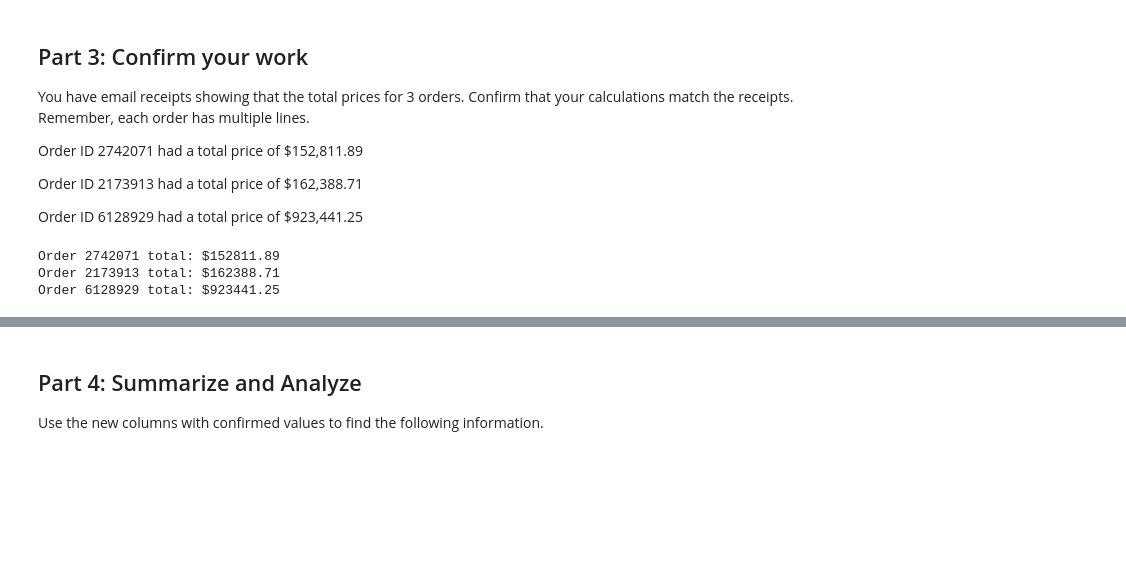
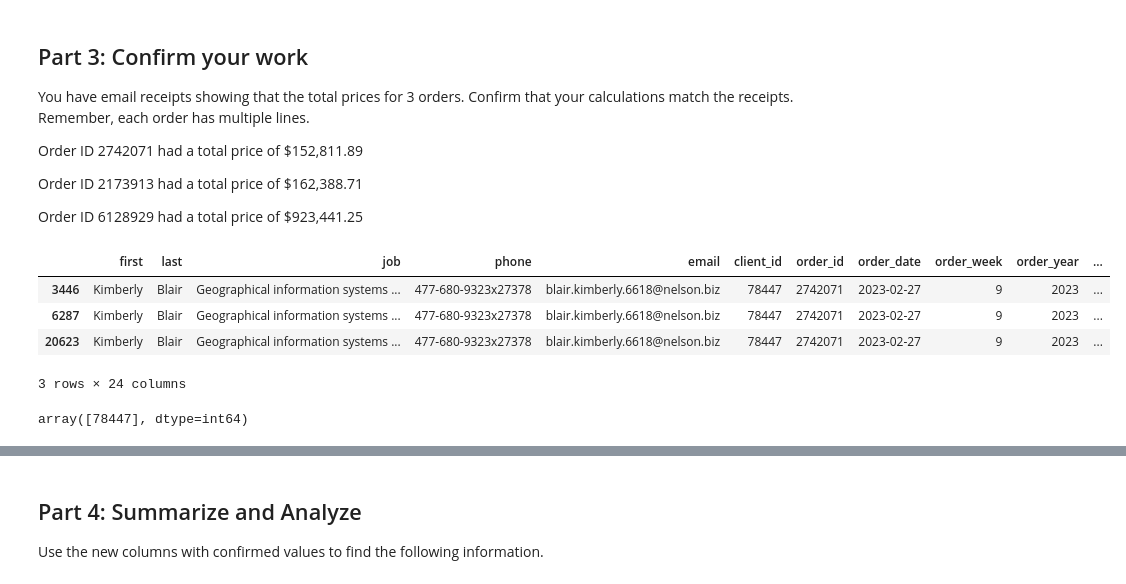
Before and after one commit to azcafriz13/pandas-challenge-1, a Jupyter notebook: wholesale_data_analysis_starter_code.ipynb, the cells around one changed output, grey strips where cells are left out. Drawn from its saved outputs; the diff is of its cells as text; code cells hidden in the pictures; blank space fills up the shorter version.

```diff
--- a/wholesale_data_analysis_starter_code.ipynb
+++ b/wholesale_data_analysis_starter_code.ipynb
@@ -213,4 +213,18 @@ Do we know that this client spent the more money than client 66037? If not, how
 # Assume a shipping price of $7 per pound
 # for orders over 50 pounds and $10 per
 # pound for items 50 pounds or under.
+
+# First, add a column for "Total_Weight"
+total_weight = df["qty"] * df["unit_weight"]
+df["Total_Weight"] = total_weight
+# Then, define a function for less than 50 pounds or equal or greater than 50
+# Define a function
+def total_shipping(shipping_weight):
+    if shipping_weight < 50:
+        return shipping_weight * 10
+    return shipping_weight * 7
+
+# "Apply" the function to the amount column
+df['Total_Shipping'] = df['Total_Weight'].apply(total_shipping)
+df.head()
 # %% [output]
@@ -222,4 +239,8 @@ Do we know that this client spent the more money than client 66037? If not, how
 # Create a column for the total price
 # using the subtotal and the shipping price
 # along with a sales tax of 9.25%
+sales_tax_01 = .0925
+total_price = ( df["Price_Subtotal"] + df["Total_Shipping"] )* (1 + sales_tax_01)
+df["Total_Price"] = total_price
+df.head()
 # %% [output]
@@ -232,6 +256,9 @@ Do we know that this client spent the more money than client 66037? If not, how
 # of each line using unit cost, qty, and
 # shipping price (assume the shipping cost
 # is exactly what is charged to the client).
+total_line_cost = df["unit_cost"] * df["qty"] + df["Total_Shipping"]
+df["Total_Line_Cost"] = total_line_cost
+df.head()
 # %% [output]
 |  | first | last | job | phone | email | client_id | order_id | order_date | order_week | order_year | ... |
 | 0 | Donald | Harding | Immunologist | 793-904-7725x39308 | harding.donald.7185@sullivan.com | 58515 | 8953482 | 2023-04-28 | 17 | 2023 | ... |
@@ -241,6 +270,9 @@ Do we know that this client spent the more money than client 66037? If not, how
 # %%
 # Create a column for the profit of
 # each line using line cost and line price
+line_profit = df["Total_Price"] - df["Total_Line_Cost"]
+df["Line_Profit"] = line_profit
+df.head()
 # %% [output]
 |  | first | last | job | phone | email | client_id | order_id | order_date | order_week | order_year | ... |
 | 0 | Donald | Harding | Immunologist | 793-904-7725x39308 | harding.donald.7185@sullivan.com | 58515 | 8953482 | 2023-04-28 | 17 | 2023 | ... |
@@ -258,7 +292,28 @@ Order ID 2173913 had a total price of \$162,388.71
 Order ID 6128929 had a total price of \$923,441.25
 # %%
 # Check your work using the totals above
+# Step 1: Input Order ID
+# Create a new df with the order_id(s)
+# Verify the order_id is assigned to only 1 user (fault detection).
+
+# Step 2: Save the sum to a value.
+# Step 3: Output the Values
+#Request first order input
+order_1 = int(input("What is the first order number to calculate the Total Price?  "))
+order_2 = int(input("What is the second order number to calculate the Total Price?  "))
+order_3 = int(input("What is the third order number to calculate the Total Price?  "))
+# order_1 = 2742071, order_2 = 2173913, order 3 = 6128929
+# Create new dataframe and View Order 1 Data
+order_1_df = df.loc[df['order_id'] == order_1]
+order_1_df.head(3)
 # %% [output]
+|  | first | last | job | phone | email | client_id | order_id | order_date | order_week | order_year | ... |
+| 3446 | Kimberly | Blair | Geographical information systems ... | 477-680-9323x27378 | blair.kimberly.6618@nelson.biz | 78447 | 2742071 | 2023-02-27 | 9 | 2023 | ... |
+| 6287 | Kimberly | Blair | Geographical information systems ... | 477-680-9323x27378 | blair.kimberly.6618@nelson.biz | 78447 | 2742071 | 2023-02-27 | 9 | 2023 | ... |
+| 20623 | Kimberly | Blair | Geographical information systems ... | 477-680-9323x27378 | blair.kimberly.6618@nelson.biz | 78447 | 2742071 | 2023-02-27 | 9 | 2023 | ... |
-Order 2742071 total: $152811.89
-Order 2173913 total: $162388.71
-Order 6128929 total: $923441.25
+3 rows × 24 columns
+# %%
+# Verify that this order number is only 1 purchaser (fault detection)
+order_1_df['client_id'].unique()
+# %% [output]
+array([78447], dtype=int64)
```
Also changed, not shown: parts of 13 cells of this notebook.
